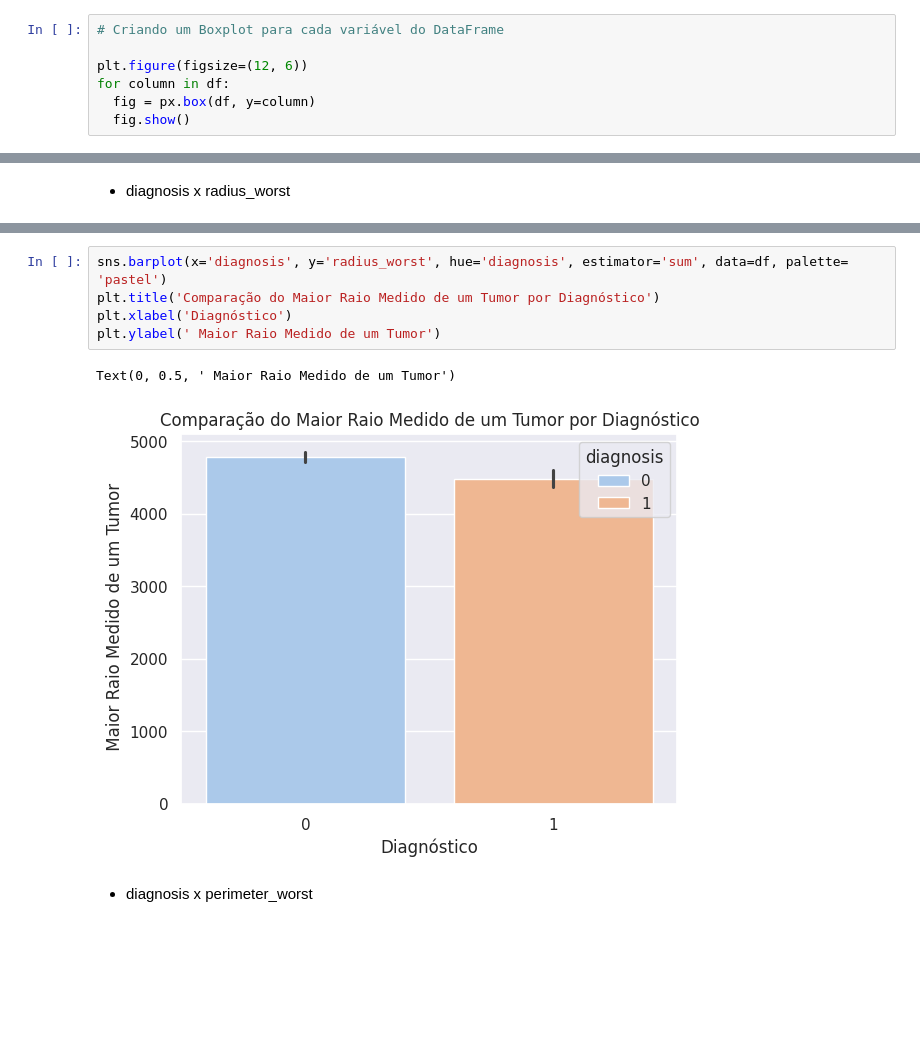
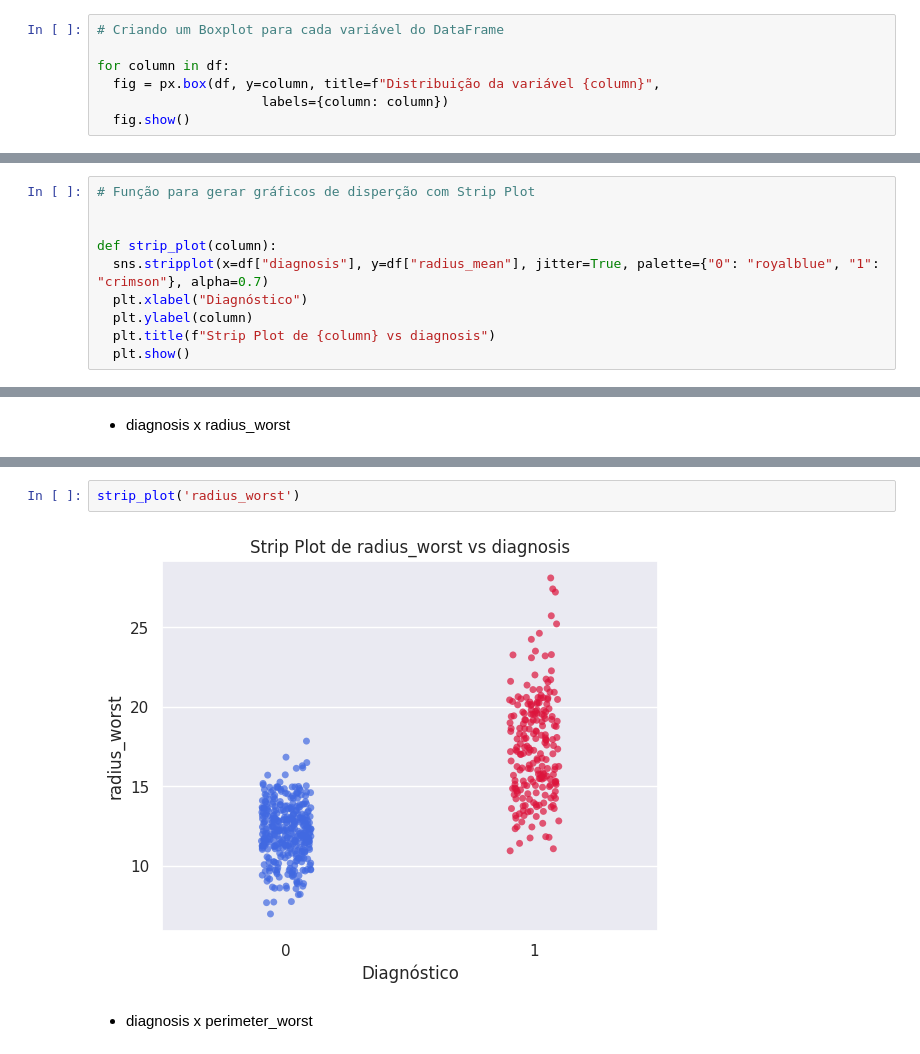
Before and after one commit to IsabelleFernanda/breast_cancer_image_analysis, a Jupyter notebook: cancer_de_mama.ipynb, the cells around one changed output, grey strips where cells are left out. Cells and saved outputs as stored; diff of their text form; blank space fills up the shorter version.

```diff
--- a/cancer_de_mama.ipynb
+++ b/cancer_de_mama.ipynb
@@ -296,9 +318,9 @@ Após análise da qualidade dos dados, constatamos que apenas a variável Unname
 # %%
 # Criando um Boxplot para cada variável do DataFrame
 
-plt.figure(figsize=(12, 6))
 for column in df:
-  fig = px.box(df, y=column)
+  fig = px.box(df, y=column, title=f"Distribuição da variável {column}",
+                     labels={column: column})
   fig.show()
 # %% [output]
 [interactive output not drawn]
@@ -558,3 +587,13 @@ plt.show()
+# %%
+# Função para gerar gráficos de disperção com Strip Plot
+
+
+def strip_plot(column):
+  sns.stripplot(x=df["diagnosis"], y=df["radius_mean"], jitter=True, palette={"0": "royalblue", "1": "crimson"}, alpha=0.7)
+  plt.xlabel("Diagnóstico")
+  plt.ylabel(column)
+  plt.title(f"Strip Plot de {column} vs diagnosis")
+  plt.show()
 # %% [markdown]
 - diagnosis x radius_mean
 # %%
@@ -627,10 +653,6 @@ Text(0, 0.5, ' Média dos pontos côncavos')
 # %%
-sns.barplot(x='diagnosis', y='radius_worst', hue='diagnosis', estimator='sum', data=df, palette= 'pastel')
-plt.title('Comparação do Maior Raio Medido de um Tumor por Diagnóstico')
-plt.xlabel('Diagnóstico')
-plt.ylabel(' Maior Raio Medido de um Tumor')
+strip_plot('radius_worst')
 # %% [output]
-Text(0, 0.5, ' Maior Raio Medido de um Tumor')
-[figure, old version]
+[figure, new version]
 # %% [markdown]
 - diagnosis x perimeter_worst
```
Also changed, not shown: parts of 56 cells of this notebook.
